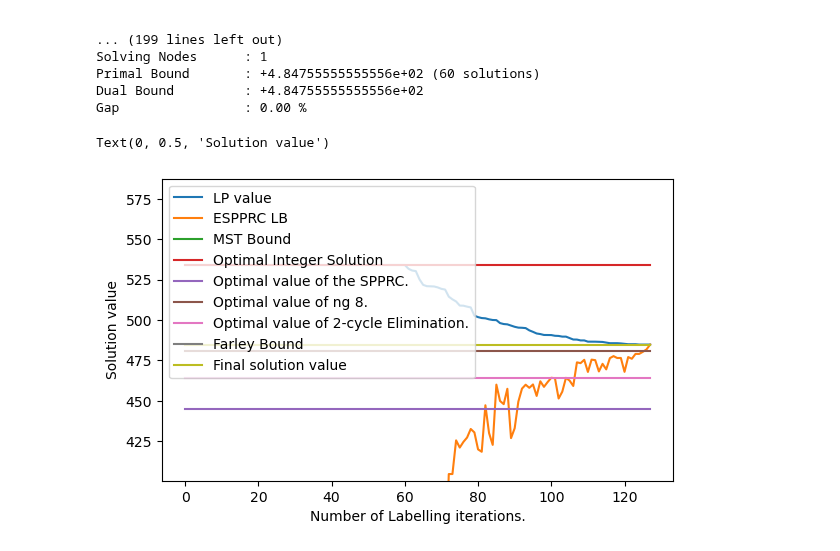
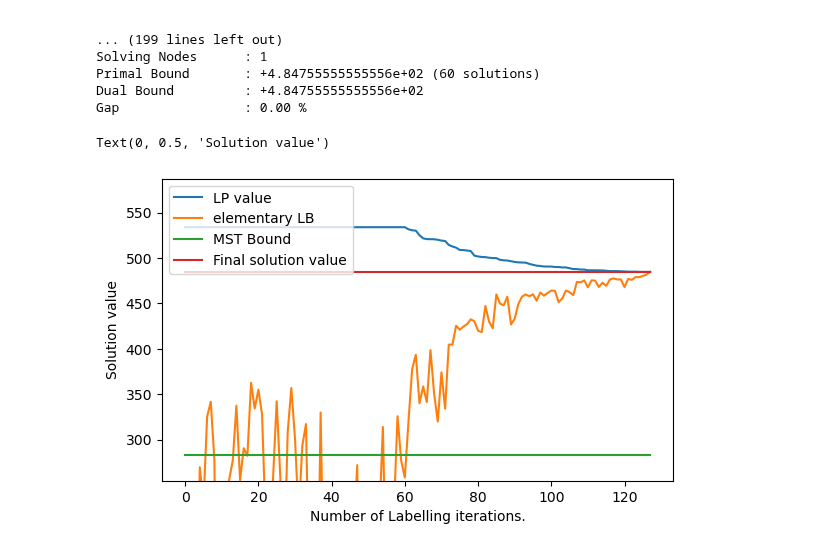
Before and after one commit to habanzu/cvrp, a Jupyter notebook: CVRP.ipynb, the cells around one changed output. Saved outputs shown, nothing was run; the diff lists cells and outputs as text; code cells hidden in the pictures.

```diff
--- a/CVRP.ipynb
+++ b/CVRP.ipynb
@@ -20,7 +20,7 @@ import matplotlib
 # %%
 # G = parse("Instances/E/E-n22-k4.vrp")
 # G = parse("Instances/E/E-n23-k3.vrp")
-G = parse("Instances/E/E-n30-k3.vrp")
+# G = parse("Instances/E/E-n30-k3.vrp")
 # G = parse("Instances/E/E-n33-k4.vrp")
 # G = parse("Instances/E/E-n51-k5.vrp")
 # G = parse("Instances/E/E-n76-k14.vrp")
@@ -90,58 +90,52 @@ Dual Bound         : +4.84755555555556e+02
 Gap                : 0.00 %
 # %%
 # This value is the exact pagewidth of latex
-# plt.figure(figsize=(4.9823,4))
 plt.figure(figsize=(6.6,4),dpi=100)
 
 upper_bounds = [x for x,y in pricer.data['bounds'][pricer.data['methods'][0]]]
 plt.plot(upper_bounds, label="LP value")
 
-xmax, max_lb = 0, 0
+xmax = 0
 for method in pricer.data['methods']:
     lower_bounds = [y for x,y in pricer.data['bounds'][method]]
-    plt.plot(lower_bounds, label=f'ESPPRC LB')
+    plt.plot(lower_bounds, label=f'{method} LB')
     xmax = max(upper_bounds[0],xmax)
-    if max(lower_bounds) > upper_bounds[-1]:
-        print(f"The maximum lower bound for {method} is larger than the final bound")
-    max_lb = max(max(lower_bounds),max_lb)
 
-# T = nx.minimum_spanning_tree(G)
-# mst = T.size(weight='weight') + min(G.edges().data('weight'),key=lambda edge: edge[2])[2]
-# mst = [mst for i in range(len(upper_bounds))]
-# plt.plot(mst, label="MST Bound")
+T = nx.minimum_spanning_tree(G)
+mst = T.size(weight='weight') + min(G.edges().data('weight'),key=lambda edge: edge[2])[2]
+mst = [mst for i in range(len(upper_bounds))]
+plt.plot(mst, label="MST Bound")
 
-optimal = [534 for i in range(len(upper_bounds))]
-plt.plot(optimal, label="Optimal Integer Solution")
+# optimal = [534 for i in range(len(upper_bounds))]
+# plt.plot(optimal, label="Optimal Integer Solution")
 
-spprc = [445 for i in range(len(upper_bounds))]
-plt.plot(spprc, label="Optimal value of the SPPRC.")
+# spprc = [445 for i in range(len(upper_bounds))]
+# plt.plot(spprc, label="Optimal value of the SPPRC.")
 
-ng8 = [481 for i in range(len(upper_bounds))]
-plt.plot(ng8, label="Optimal value of ng 8.")
+# ng8 = [481 for i in range(len(upper_bounds))]
+# plt.plot(ng8, label="Optimal value of ng 8.")
 
-cyc2 = [464.2 for i in range(len(upper_bounds))]
-plt.plot(cyc2, label="Optimal value of 2-cycle Elimination.")
+# cyc2 = [464.2 for i in range(len(upper_bounds))]
+# plt.plot(cyc2, label="Optimal value of 2-cycle Elimination.")
 
-# max_lb = [max_lb for i in range(len(upper_bounds))]
-# plt.plot(max_lb, label="Maximal lower bound.")
-
-farley_bounds = pricer.data['farley_bound']
-plt.plot(farley_bounds, label="Farley Bound")
+if pricer.data['farley']:
+    farley_bounds = pricer.data['farley_bound']
+    plt.plot(farley_bounds, label="Farley Bound")
 
 solval = model.getObjVal()
 sol = [solval for i in range(len(upper_bounds))]
 plt.plot(sol,label="Final solution value")
 
-plt.ylim((spprc[0]*0.9,xmax*1.1))
+plt.ylim((mst[0]*0.9,xmax*1.1))
 
 plt.legend(loc='upper left')
 plt.xlabel("Number of Labelling iterations.")
 plt.ylabel("Solution value")
-# plt.savefig("plots/E-n76-k14.farley-spprc.pgf")
+# plt.savefig("plots/E-n30-k3.espprc.pgf")
 # plt.show()
 # %% [output]
 Text(0, 0.5, 'Solution value')
-[figure, old version]
+[figure, new version]
 # %%
 output_variables(model, pricer)
 # %% [output]
```
Also changed, not shown: parts of 1 cell of this notebook, 1 other file.
